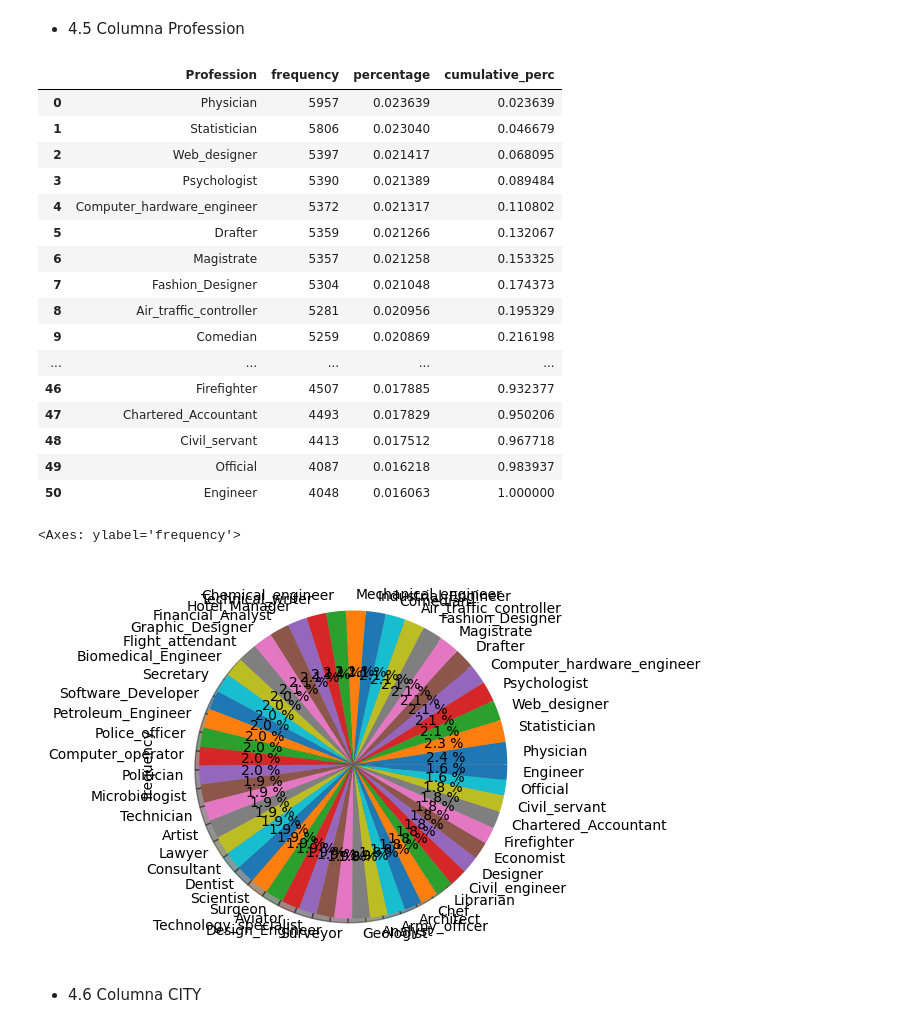
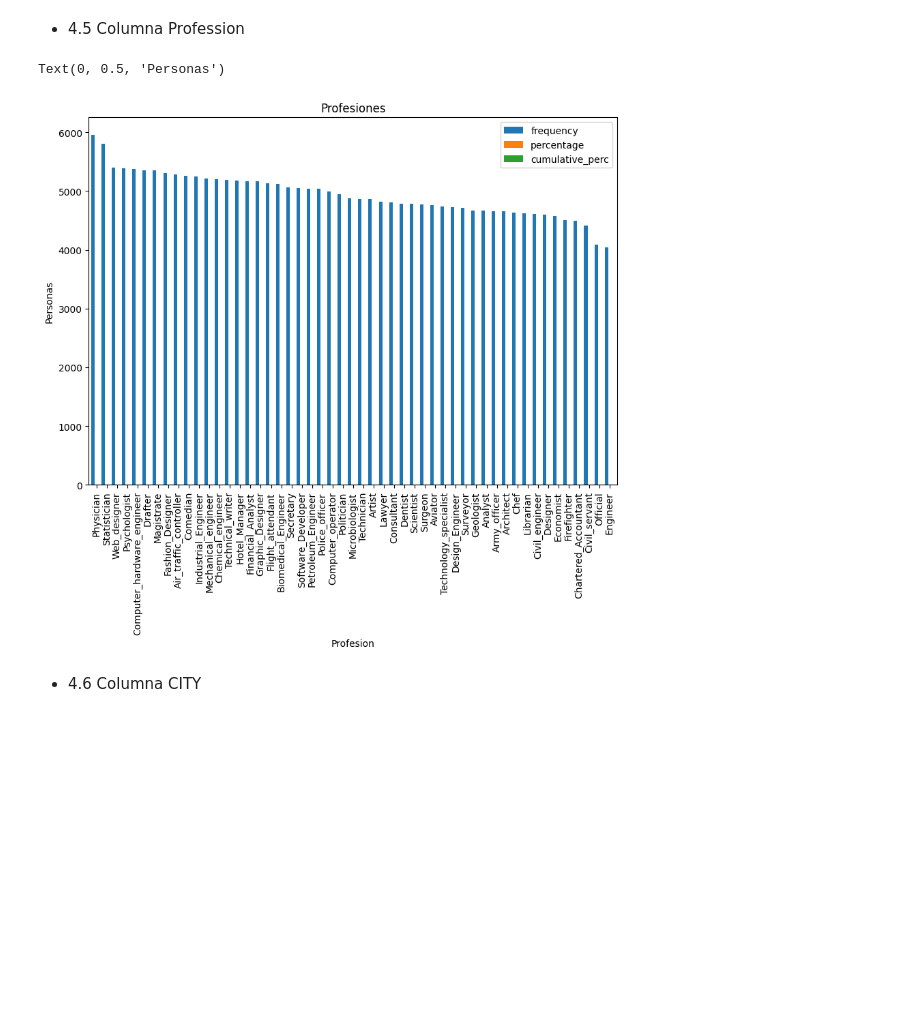
Before and after one commit to JIsraP/Actividad6_RegresionLinealMultipleyNoLineal, a Jupyter notebook: Act6.1.ipynb, the cells around one changed output. Saved outputs shown, nothing was run; the diff lists cells and outputs as text; code cells hidden in the pictures; blank space fills up the shorter version.

```diff
--- a/Act6.1.ipynb
+++ b/Act6.1.ipynb
@@ -333,32 +317,16 @@ Filtro_setter["frequency"].plot(kind="pie", figsize=(10,5), shadow=True, autopct
 - 4.5 Columna Profession
 # %%
 table = freq_tbl(dataClean['Profession'])
-display(table)
-Filtro = table[table['frequency'] > 5]
+Filtro = table[table['frequency']>9]
 Filtro_setter = Filtro.set_index("Profession")
 Filtro_setter
-
-Filtro_setter["frequency"].plot(kind="pie", figsize=(10,5), shadow=True, autopct="%0.1f %%")
+Filtro_setter.plot(kind = "bar" , width=1, figsize=(10,7))
+plt.title('Profesiones')
+plt.xlabel('Profesion')
+plt.ylabel('Personas')
 # %% [output]
-|  | Profession | frequency | percentage | cumulative_perc |
-| 0 | Physician | 5957 | 0.023639 | 0.023639 |
-| 1 | Statistician | 5806 | 0.023040 | 0.046679 |
-| 2 | Web_designer | 5397 | 0.021417 | 0.068095 |
-| 3 | Psychologist | 5390 | 0.021389 | 0.089484 |
-| 4 | Computer_hardware_engineer | 5372 | 0.021317 | 0.110802 |
-| 5 | Drafter | 5359 | 0.021266 | 0.132067 |
-| 6 | Magistrate | 5357 | 0.021258 | 0.153325 |
-| 7 | Fashion_Designer | 5304 | 0.021048 | 0.174373 |
-| 8 | Air_traffic_controller | 5281 | 0.020956 | 0.195329 |
-| 9 | Comedian | 5259 | 0.020869 | 0.216198 |
-| ... | ... | ... | ... | ... |
-| 46 | Firefighter | 4507 | 0.017885 | 0.932377 |
-| 47 | Chartered_Accountant | 4493 | 0.017829 | 0.950206 |
-| 48 | Civil_servant | 4413 | 0.017512 | 0.967718 |
-| 49 | Official | 4087 | 0.016218 | 0.983937 |
-| 50 | Engineer | 4048 | 0.016063 | 1.000000 |
-<Axes: ylabel='frequency'>
+Text(0, 0.5, 'Personas')
-[figure, old version]
+[figure, new version]
 # %% [markdown]
 - 4.6 Columna CITY
 # %%
```
Also changed, not shown: parts of 4 cells of this notebook.
